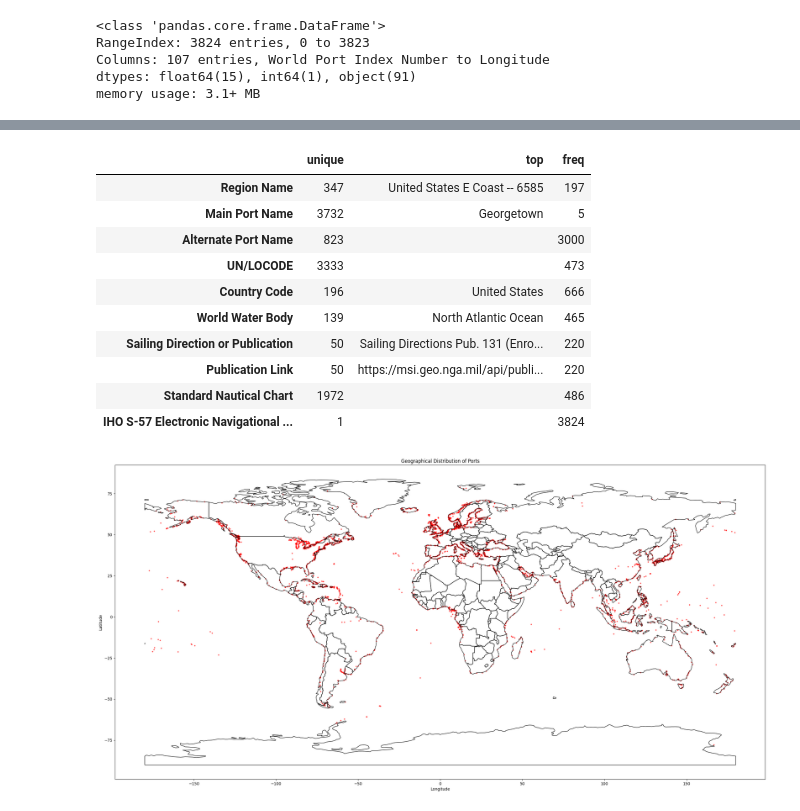
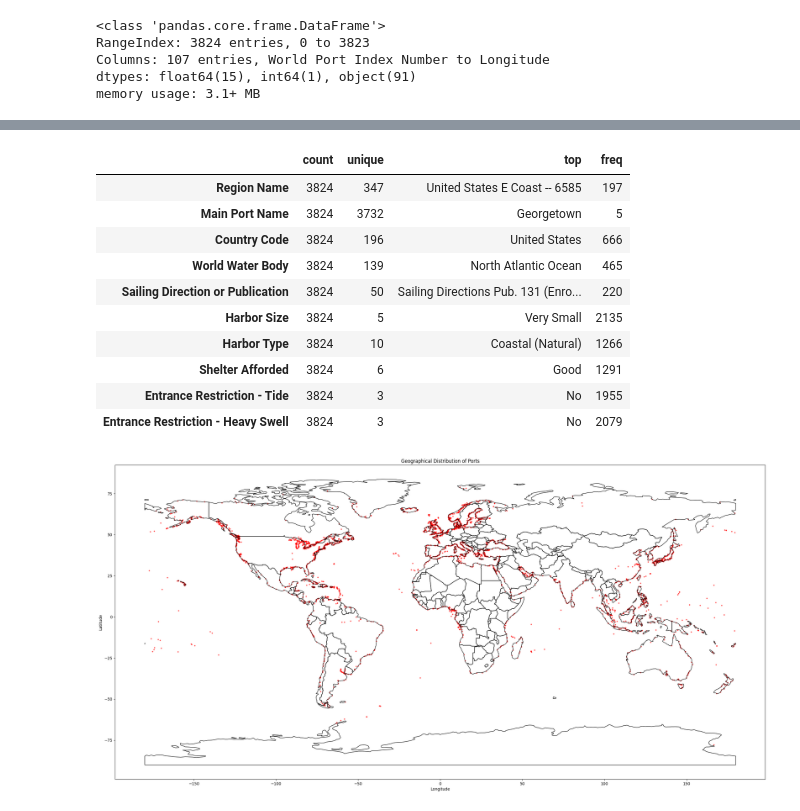
Before and after one commit to mohamadsolouki/Exploratory-Data-Analysis, a Jupyter notebook: EDA.ipynb, the cells around one changed output, grey strips where cells are left out. Cells and saved outputs as stored; diff of their text form; code cells hidden in the pictures.

```diff
--- a/EDA.ipynb
+++ b/EDA.ipynb
@@ -26,3 +27,22 @@ RangeIndex: 3824 entries, 0 to 3823
 Columns: 107 entries, World Port Index Number to Longitude
 dtypes: float64(15), int64(1), object(91)
 memory usage: 3.1+ MB
+# %%
+# Function to delete columns with more than 60% values equal to zero, space, and 'Unknown'
+def drop_columns(df):
+    num_rows = len(df)
+    threshold = 0.6 * num_rows
+    cols_to_drop = []
+
+    for col in df.columns:
+        zero_count = (df[col] == 0).sum()
+        space_count = (df[col] == ' ').sum()
+        unknown_count = (df[col] == 'Unknown').sum()
+
+        if zero_count + space_count + unknown_count > threshold:
+            cols_to_drop.append(col)
+
+    return df.drop(columns=cols_to_drop)
+
+# Apply the function to the sample DataFrame
+df = drop_columns(df)
@@ -59,3 +153,12 @@ dtype: int64
+# %%
+# Drop the specified columns
+df = df.drop(columns=['UN/LOCODE', 'Digital Nautical Chart', 'Publication Link', 'Standard Nautical Chart'])
+
+# Replace fields with just a space with 'unknown'
+df = df.fillna('Unknown')
+
+# Replace space with 'unknown'
+df = df.replace(' ', 'unknown')
 # %%
 # Identifying numerical columns
 numerical_columns = df.select_dtypes(include=[np.number]).columns.tolist()
@@ -88,23 +183,23 @@ numerical_stats
 # %%
 # Identifying categorical columns
 categorical_columns = df.select_dtypes(include=[object]).columns.tolist()
 
 # Calculate basic descriptive statistics for categorical columns
 categorical_stats = df[categorical_columns].describe().transpose()
-categorical_stats = categorical_stats[['unique', 'top', 'freq']]
+
 categorical_stats.head(10)  # Displaying first 10 to keep the output manageable
 # %% [output]
-|  | unique | top | freq |
-| Region Name | 347 | United States E Coast -- 6585 | 197 |
-| Main Port Name | 3732 | Georgetown | 5 |
-| Alternate Port Name | 823 |  | 3000 |
-| UN/LOCODE | 3333 |  | 473 |
-| Country Code | 196 | United States | 666 |
-| World Water Body | 139 | North Atlantic Ocean | 465 |
-| Sailing Direction or Publication | 50 | Sailing Directions Pub. 131 (Enro... | 220 |
-| Publication Link | 50 | https://msi.geo.nga.mil/api/publi... | 220 |
-| Standard Nautical Chart | 1972 |  | 486 |
-| IHO S-57 Electronic Navigational ... | 1 |  | 3824 |
+|  | count | unique | top | freq |
+| Region Name | 3824 | 347 | United States E Coast -- 6585 | 197 |
+| Main Port Name | 3824 | 3732 | Georgetown | 5 |
+| Country Code | 3824 | 196 | United States | 666 |
+| World Water Body | 3824 | 139 | North Atlantic Ocean | 465 |
+| Sailing Direction or Publication | 3824 | 50 | Sailing Directions Pub. 131 (Enro... | 220 |
+| Harbor Size | 3824 | 5 | Very Small | 2135 |
+| Harbor Type | 3824 | 10 | Coastal (Natural) | 1266 |
+| Shelter Afforded | 3824 | 6 | Good | 1291 |
+| Entrance Restriction - Tide | 3824 | 3 | No | 1955 |
+| Entrance Restriction - Heavy Swell | 3824 | 3 | No | 2079 |
 # %%
 # Importing libraries for data visualization
 import matplotlib.pyplot as plt
```
Also changed, not shown: parts of 28 cells of this notebook.
